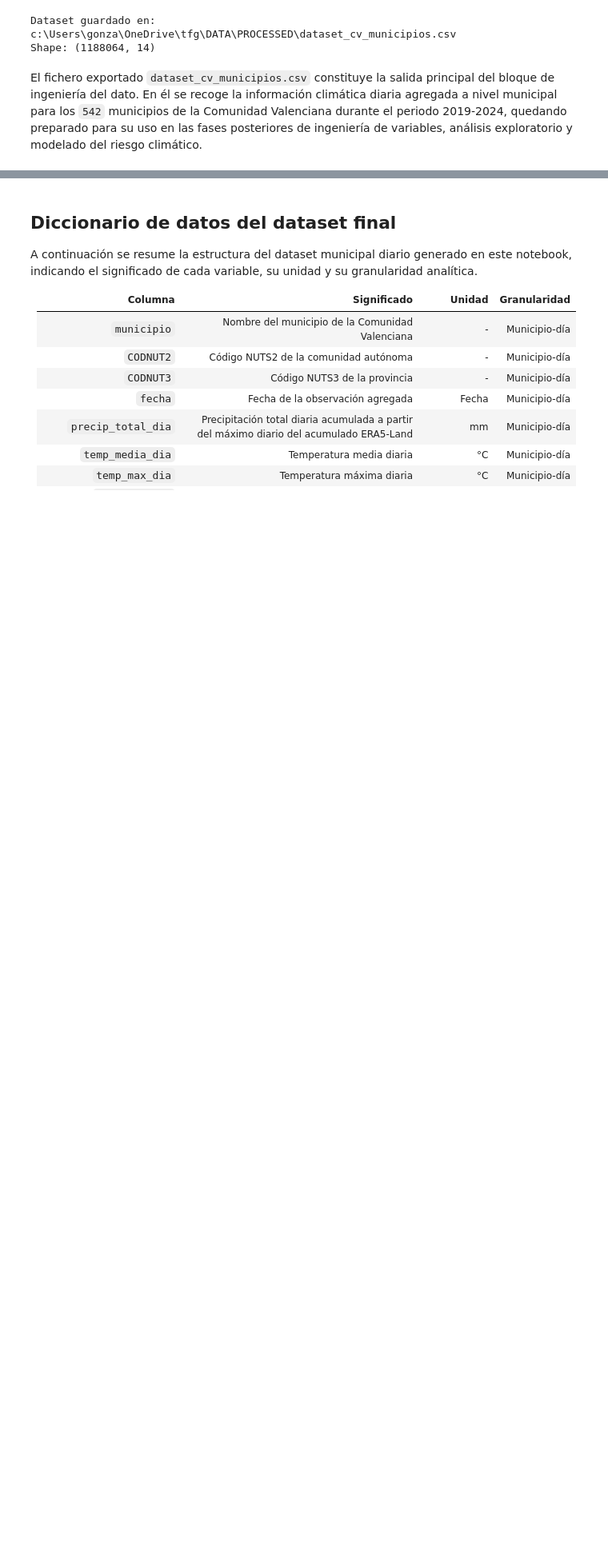
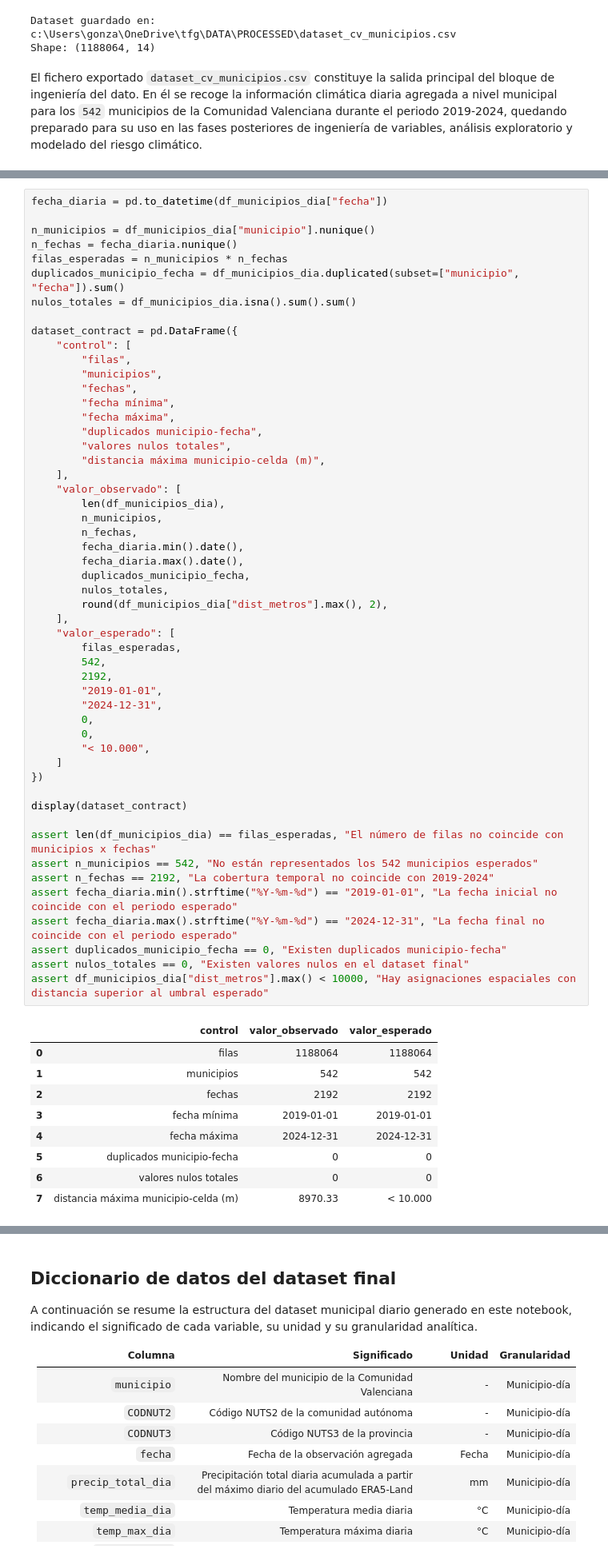
Before and after one commit to gonzalolarriba/modelo-geoespacial-riesgo-climatico, a Jupyter notebook: notebooks/notebook_1_ing_dato.ipynb, the cells around one changed output, grey strips where cells are left out. Shown at 80% size. Saved outputs shown, nothing was run; the diff lists cells and outputs as text; blank space fills up the shorter version.

```diff
--- a/notebooks/notebook_1_ing_dato.ipynb
+++ b/notebooks/notebook_1_ing_dato.ipynb
@@ -1160,0 +1165,62 @@ El fichero exportado `dataset_cv_municipios.csv` constituye la salida principal
+# %%
+fecha_diaria = pd.to_datetime(df_municipios_dia["fecha"])
+
+n_municipios = df_municipios_dia["municipio"].nunique()
+n_fechas = fecha_diaria.nunique()
+filas_esperadas = n_municipios * n_fechas
+duplicados_municipio_fecha = df_municipios_dia.duplicated(subset=["municipio", "fecha"]).sum()
+nulos_totales = df_municipios_dia.isna().sum().sum()
+
+dataset_contract = pd.DataFrame({
+    "control": [
+        "filas",
+        "municipios",
+        "fechas",
+        "fecha mínima",
+        "fecha máxima",
+        "duplicados municipio-fecha",
+        "valores nulos totales",
+        "distancia máxima municipio-celda (m)",
+    ],
+    "valor_observado": [
+        len(df_municipios_dia),
+        n_municipios,
+        n_fechas,
+        fecha_diaria.min().date(),
+        fecha_diaria.max().date(),
+        duplicados_municipio_fecha,
+        nulos_totales,
+        round(df_municipios_dia["dist_metros"].max(), 2),
+    ],
+    "valor_esperado": [
+        filas_esperadas,
+        542,
+        2192,
+        "2019-01-01",
+        "2024-12-31",
+        0,
+        0,
+        "< 10.000",
+    ]
+})
+
+display(dataset_contract)
+
+assert len(df_municipios_dia) == filas_esperadas, "El número de filas no coincide con municipios x fechas"
+assert n_municipios == 542, "No están representados los 542 municipios esperados"
+assert n_fechas == 2192, "La cobertura temporal no coincide con 2019-2024"
+assert fecha_diaria.min().strftime("%Y-%m-%d") == "2019-01-01", "La fecha inicial no coincide con el periodo esperado"
+assert fecha_diaria.max().strftime("%Y-%m-%d") == "2024-12-31", "La fecha final no coincide con el periodo esperado"
+assert duplicados_municipio_fecha == 0, "Existen duplicados municipio-fecha"
+assert nulos_totales == 0, "Existen valores nulos en el dataset final"
+assert df_municipios_dia["dist_metros"].max() < 10000, "Hay asignaciones espaciales con distancia superior al umbral esperado"
+# %% [output]
+|  | control | valor_observado | valor_esperado |
+| 0 | filas | 1188064 | 1188064 |
+| 1 | municipios | 542 | 542 |
+| 2 | fechas | 2192 | 2192 |
+| 3 | fecha mínima | 2019-01-01 | 2019-01-01 |
+| 4 | fecha máxima | 2024-12-31 | 2024-12-31 |
+| 5 | duplicados municipio-fecha | 0 | 0 |
+| 6 | valores nulos totales | 0 | 0 |
+| 7 | distancia máxima municipio-celda (m) | 8970.33 | < 10.000 |
```
Also changed, not shown: parts of 10 cells of this notebook.
